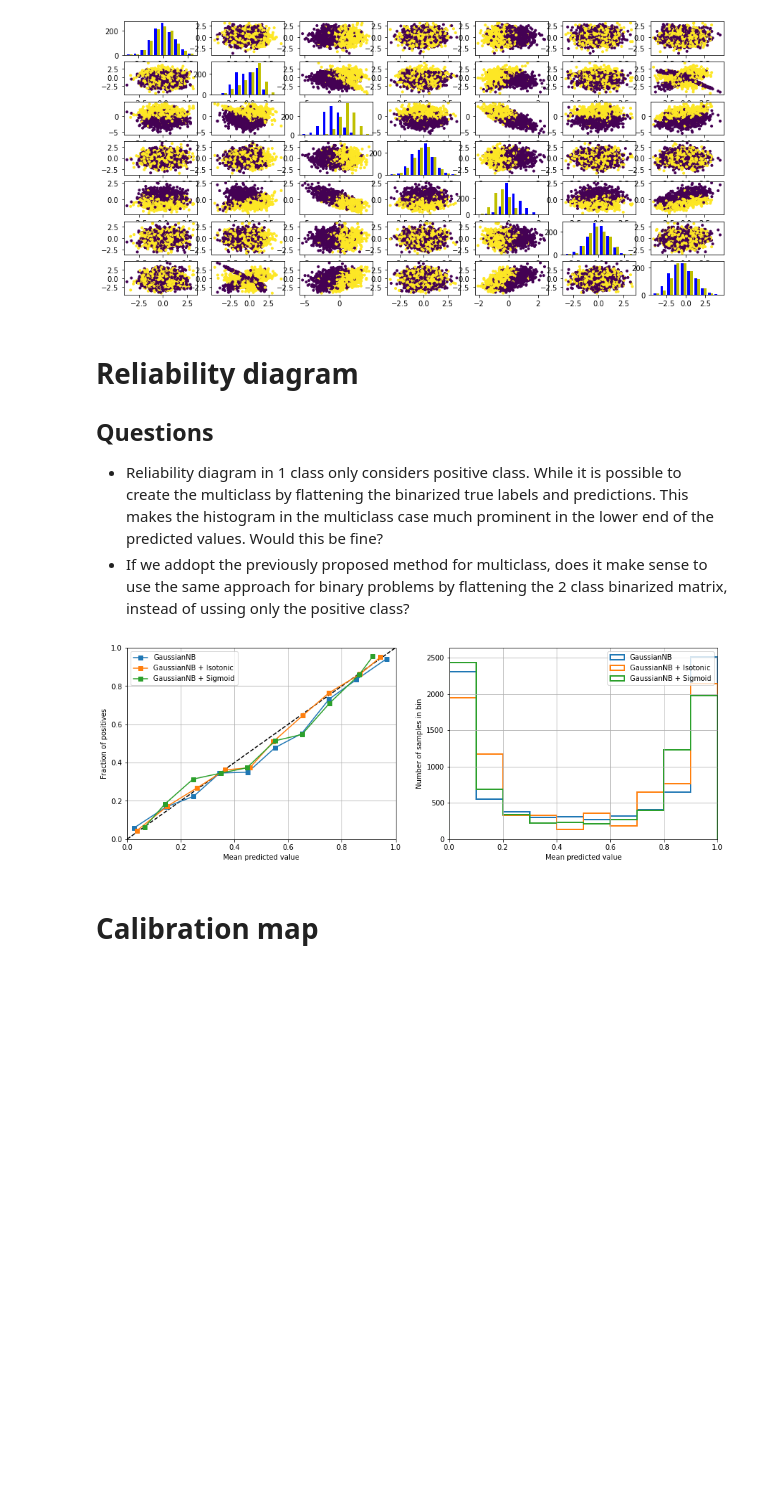
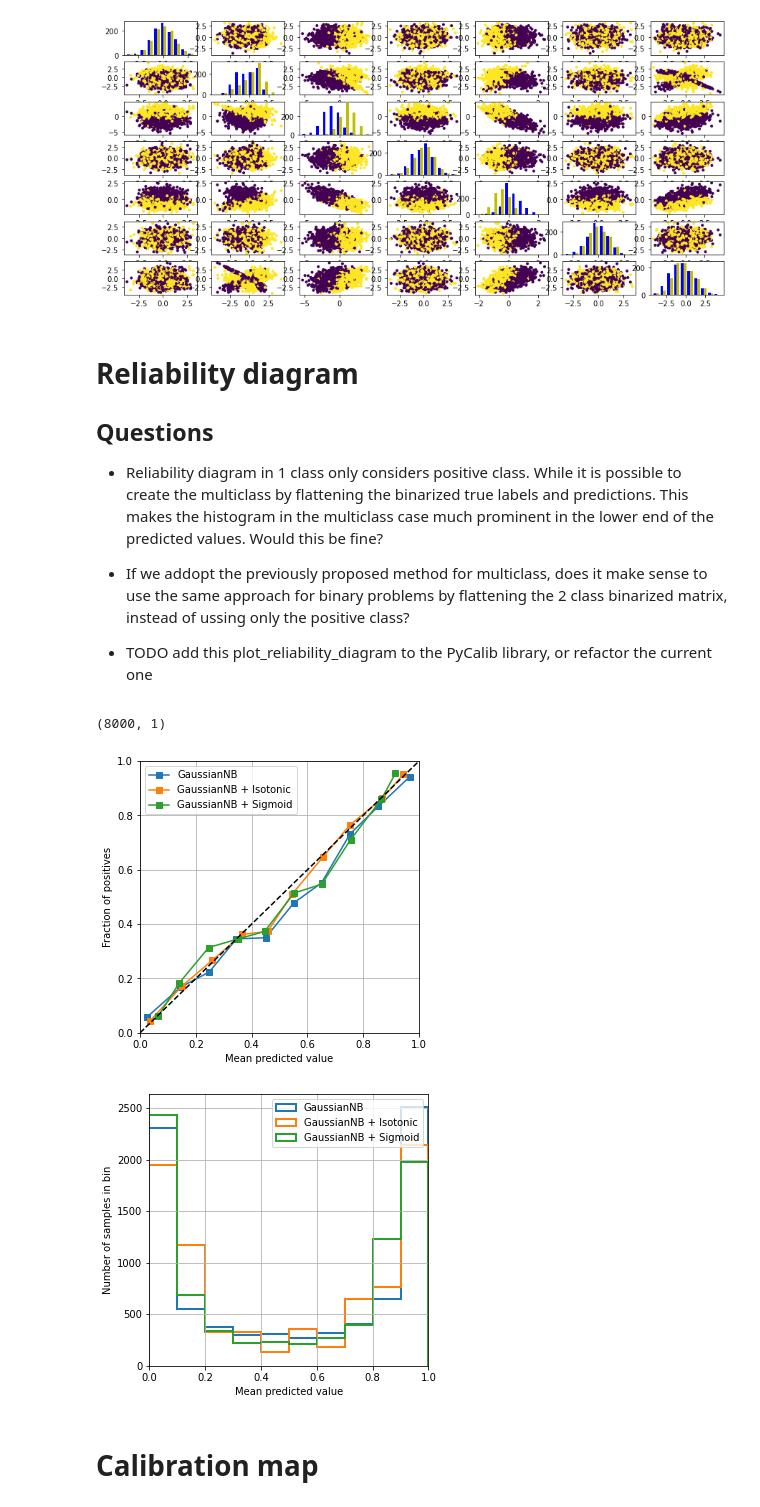
Before and after one commit to classifier-calibration/hands_on, a Jupyter notebook: notebooks/2_visualisation_tools.ipynb, the cells around one changed output. Cells and saved outputs as stored; diff of their text form; code cells hidden in the pictures; blank space fills up the shorter version.

```diff
--- a/notebooks/2_visualisation_tools.ipynb
+++ b/notebooks/2_visualisation_tools.ipynb
@@ -42,63 +41,28 @@ for i in range(n_features):
 
 - Reliability diagram in 1 class only considers positive class. While it is possible to create the multiclass by flattening the binarized true labels and predictions. This makes the histogram in the multiclass case much prominent in the lower end of the predicted values. Would this be fine?
 - If we addopt the previously proposed method for multiclass, does it make sense to use the same approach for binary problems by flattening the 2 class binarized matrix, instead of ussing only the positive class?
+
+- TODO add this plot_reliability_diagram to the PyCalib library, or refactor the current one
-# %%
-from sklearn.preprocessing import label_binarize
-
-def plot_reliability_diagram(X, y, estimators, n_bins=10, histogram=True):
-    if histogram:
-        fig = plt.figure(figsize=(15, 5))
-        ax1 = fig.add_subplot(1, 2, 1)
-        ax2 = fig.add_subplot(1, 2, 2)
-    else:
-        fig = plt.figure(figsize=(7, 5))
-        ax1 = fig.add_subplot(1, 1, 1)
-    ax1.plot([0, 1], [0, 1], "k--")
-
-    classes = np.unique(y)
-    n_classes = len(classes)
-    if n_classes > 2:
-        y = label_binarize(y, classes=classes)
-        y = y.flatten()
-
-    for clf, name in estimators:
-        prob_pos = clf.predict_proba(X)
-        if n_classes > 2:
-            prob_pos = prob_pos.flatten()
-        else:
-            prob_pos = prob_pos[:, 1]
-
-        fraction_of_positives, mean_predicted_value = calibration_curve(y, prob_pos, n_bins=n_bins)
-        ax1.plot(mean_predicted_value, fraction_of_positives, "s-",
-                         label=name)
-        if histogram:
-            ax2.hist(prob_pos, range=(0, 1), bins=n_bins, label=name,
-                     histtype="step", lw=2)
-    ax1.legend()
-    ax1.set_xlim([0, 1])
-    ax1.set_ylim([0, 1])
-    ax1.set_xlabel('Mean predicted value')
-    ax1.set_ylabel('Fraction of positives')
-    ax1.grid()
-    if histogram:
-        ax2.legend()
-        ax2.set_xlim([0, 1])
-        ax2.set_xlabel('Mean predicted value')
-        ax2.set_ylabel('Number of samples in bin')
-        ax2.grid()
-    return fig
-
-estimators = [(GaussianNB(), 'GaussianNB'),
-              (CalibratedClassifierCV(GaussianNB(), cv=4, method='isotonic'), 'GaussianNB + Isotonic'),
-              (CalibratedClassifierCV(GaussianNB(), cv=4, method='sigmoid'), 'GaussianNB + Sigmoid')
-             ]
-
-for clf, name in estimators:
-    clf.fit(X_train, y_train)
-
-_ = plot_reliability_diagram(X_test, y_test, estimators, histogram=True)
-# %% [output]
-[figure, removed]
+# %%
+from pycalib.visualisations import plot_reliability_diagram
+
+estimators = [(GaussianNB(), 'GaussianNB'),
+              (CalibratedClassifierCV(GaussianNB(), cv=4, method='isotonic'), 'GaussianNB + Isotonic'),
+              (CalibratedClassifierCV(GaussianNB(), cv=4, method='sigmoid'), 'GaussianNB + Sigmoid')
+             ]
+
+legend = [aux[1] for aux in estimators]
+scores = []
+for clf, name in estimators:
+    clf.fit(X_train, y_train)
+    scores.append(clf.predict_proba(X_test))
+
+
+_ = plot_reliability_diagram(y_test, scores, legend=legend, histogram=True)
+# %% [output]
+(8000, 1)
+[figure, added]
+[figure, added]
 # %% [markdown]
 # Calibration map
 # %%
```
Also changed, not shown: parts of 4 cells of this notebook.
